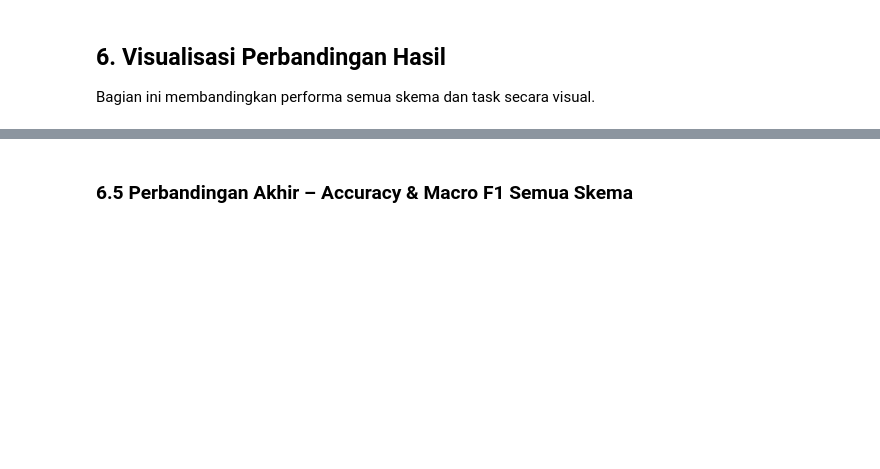
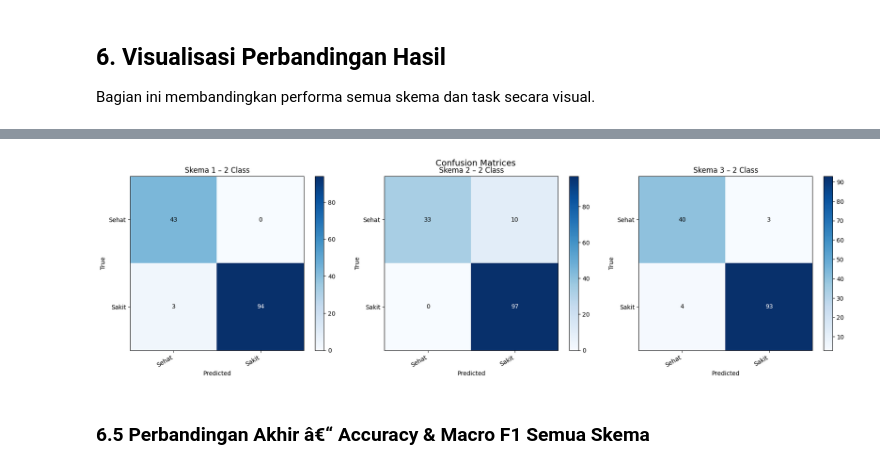
Before and after one commit to AbiyaMakruf/TelUxMMU-Research-CardiacData, a Jupyter notebook: notebook-modeling.ipynb, the cells around one changed output, grey strips where cells are left out. Cells and saved outputs as stored; diff of their text form; code cells hidden in the pictures; blank space fills up the shorter version.

```diff
--- a/notebook-modeling.ipynb
+++ b/notebook-modeling.ipynb
@@ -419,14 +641,16 @@ plot_confusion_matrices(
 # %%
 plot_confusion_matrices(
     results={
-        "Skema 1 – 2 Class": result_s1_2c,
-        "Skema 2 – 2 Class": result_s2_2c,
-        "Skema 3 – 2 Class": result_s3_2c,
+        "Skema 1 â€“ 2 Class": result_s1_2c,
+        "Skema 2 â€“ 2 Class": result_s2_2c,
+        "Skema 3 â€“ 2 Class": result_s3_2c,
     },
     class_names=CLASS_NAMES_2
 )
+# %% [output]
+[figure, added]
 # %% [markdown]
-### 6.5 Perbandingan Akhir – Accuracy & Macro F1 Semua Skema
+### 6.5 Perbandingan Akhir â€“ Accuracy & Macro F1 Semua Skema
 # %%
 from utils.modeling import plot_scheme_comparison
 
```
Also changed, not shown: parts of 33 cells of this notebook, 26 other files.
